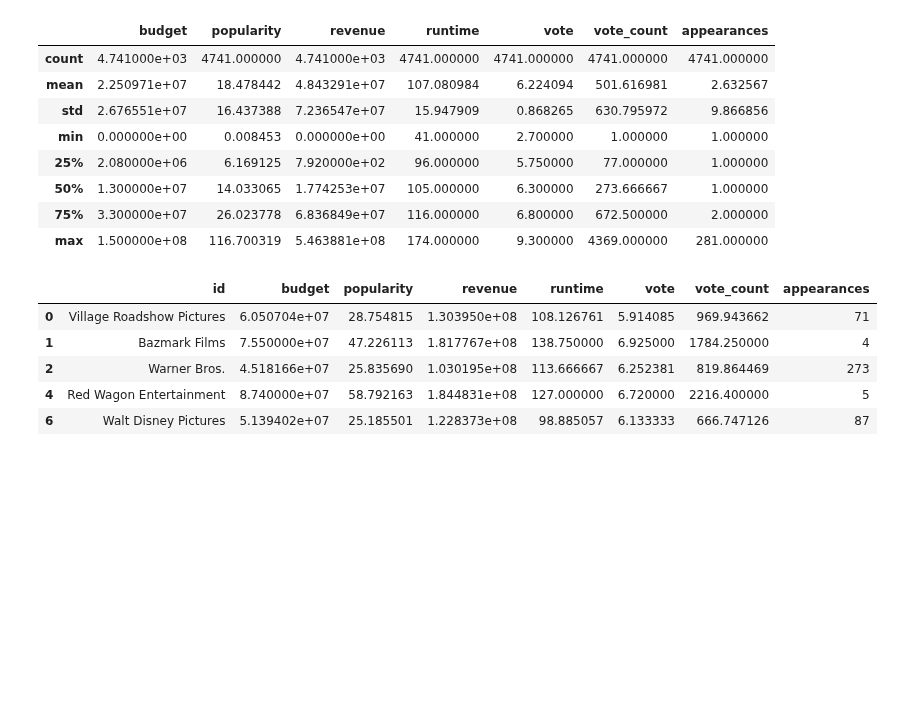
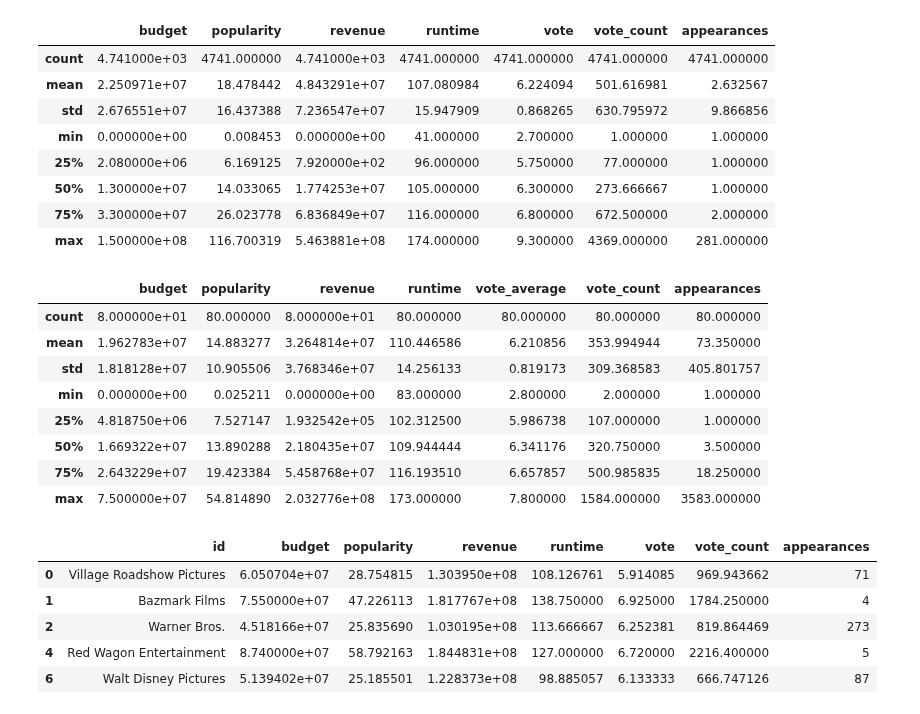
Before and after one commit to dluo96/datatonic-challenge, a Jupyter notebook: data-visualisation/production_company_analysis.ipynb, the cells around one changed output. Drawn from its saved outputs; the diff is of its cells as text; code cells hidden in the pictures; blank space fills up the shorter version.

Commit message:
added data for production companies

```diff
--- a/data-visualisation/production_company_analysis.ipynb
+++ b/data-visualisation/production_company_analysis.ipynb
@@ -54,7 +54,7 @@ The following function generates the average values on the categories in the col
 from tqdm import tqdm
 import numpy as np
 
-def get_averages_for_columns(df, id_maps, column_name, save=False, save_dir=''):
+def get_averages_for_columns(df, id_maps, id_key_name, column_name, save=False, save_dir=''):
     appearances = []
     cols_with_num_vals = ['budget', 'popularity', 'revenue', 'runtime', 'vote_average', 'vote_count']
     prod_comp_avgs = {}
@@ -63,7 +63,9 @@ def get_averages_for_columns(df, id_maps, column_name, save=False, save_dir=''):
 
     for ids in tqdm(id_maps[column_name].keys()):
         # Retrieve rows for a certain production companies
-        row = retrieve_category(df=df, column_name=column_name, ids=int(ids), id_key_name='id', id_maps=id_maps, save=False)
+        if ids.isdigit():
+            ids = int(ids)
+        row = retrieve_category(df=df, column_name=column_name, ids=ids, id_key_name=id_key_name, id_maps=id_maps, save=False)
         # Aggregate the data and append it to the lists
         agg_data = row[cols_with_num_vals].agg(['mean'])
         count = row.shape[0]
@@ -146,0 +100,2 @@ prod_companies.nlargest(20,['vote_count'])
+# %%
+prod_countries = get_averages_for_columns(movie_details_neat, id_maps, 'iso_3166_1', 'production_countries', True, data_dir+'pre-processed/')
@@ -156,6 +120,18 @@ prod_companies.describe()
 | 50% | 1.300000e+07 | 14.033065 | 1.774253e+07 | 105.000000 | 6.300000 | 273.666667 | 1.000000 |
 | 75% | 3.300000e+07 | 26.023778 | 6.836849e+07 | 116.000000 | 6.800000 | 672.500000 | 2.000000 |
 | max | 1.500000e+08 | 116.700319 | 5.463881e+08 | 174.000000 | 9.300000 | 4369.000000 | 281.000000 |
+# %%
+prod_countries.describe()
+# %% [output]
+|  | budget | popularity | revenue | runtime | vote_average | vote_count | appearances |
+| count | 8.000000e+01 | 80.000000 | 8.000000e+01 | 80.000000 | 80.000000 | 80.000000 | 80.000000 |
+| mean | 1.962783e+07 | 14.883277 | 3.264814e+07 | 110.446586 | 6.210856 | 353.994944 | 73.350000 |
+| std | 1.818128e+07 | 10.905506 | 3.768346e+07 | 14.256133 | 0.819173 | 309.368583 | 405.801757 |
+| min | 0.000000e+00 | 0.025211 | 0.000000e+00 | 83.000000 | 2.800000 | 2.000000 | 1.000000 |
+| 25% | 4.818750e+06 | 7.527147 | 1.932542e+05 | 102.312500 | 5.986738 | 107.000000 | 1.000000 |
+| 50% | 1.669322e+07 | 13.890288 | 2.180435e+07 | 109.944444 | 6.341176 | 320.750000 | 3.500000 |
+| 75% | 2.643229e+07 | 19.423384 | 5.458768e+07 | 116.193510 | 6.657857 | 500.985835 | 18.250000 |
+| max | 7.500000e+07 | 54.814890 | 2.032776e+08 | 173.000000 | 7.800000 | 1584.000000 | 3583.000000 |
 # %%
 # Select all with appearances > 2
 prod_companies_pop = prod_companies[prod_companies['appearances'] > 10]
```
Also changed, not shown: parts of 5 cells of this notebook, 1 other file.
